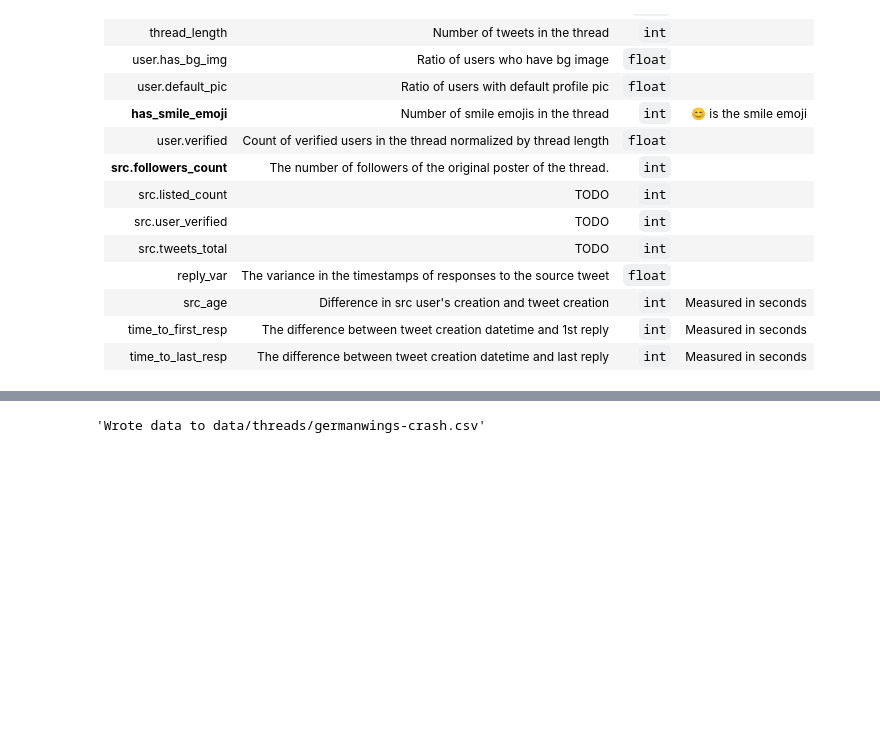
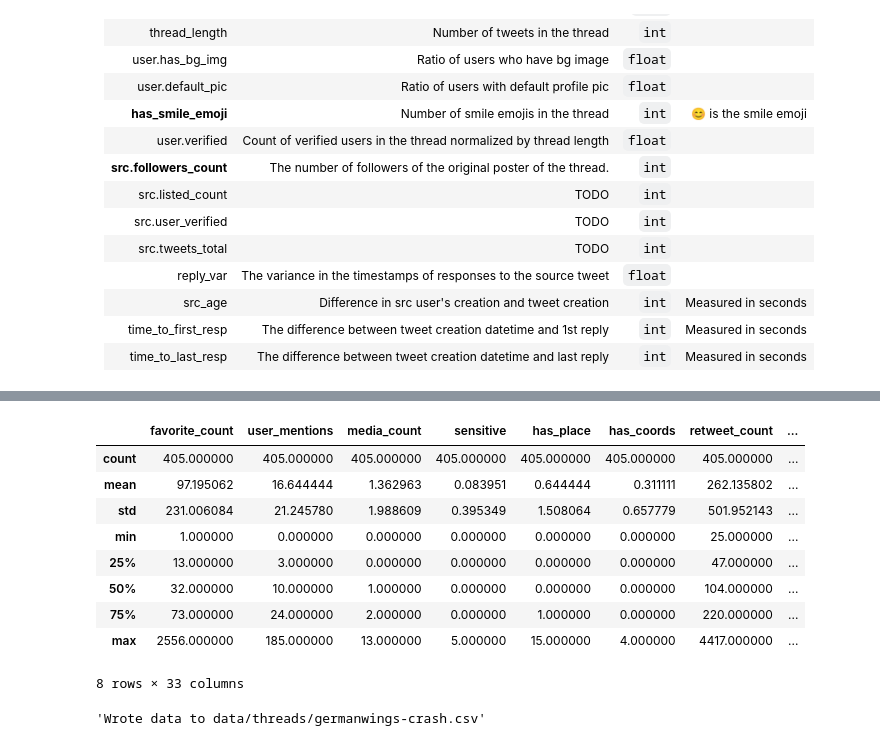
Before and after one commit to steve-kasica/pheme-rnr-knowledge-discovery, a Jupyter notebook: data_cleaning.ipynb, the cells around one changed output, grey strips where cells are left out. Saved outputs shown, nothing was run; the diff lists cells and outputs as text; code cells hidden in the pictures; blank space fills up the shorter version.

```diff
--- a/data_cleaning.ipynb
+++ b/data_cleaning.ipynb
@@ -237,3 +253,16 @@ gw_thrds.head()
+# %%
+gw_thrds.describe()
+# %% [output]
+|  | favorite_count | user_mentions | media_count | sensitive | has_place | has_coords | retweet_count | ... |
+| count | 405.000000 | 405.000000 | 405.000000 | 405.000000 | 405.000000 | 405.000000 | 405.000000 | ... |
+| mean | 97.195062 | 16.644444 | 1.362963 | 0.083951 | 0.644444 | 0.311111 | 262.135802 | ... |
+| std | 231.006084 | 21.245780 | 1.988609 | 0.395349 | 1.508064 | 0.657779 | 501.952143 | ... |
+| min | 1.000000 | 0.000000 | 0.000000 | 0.000000 | 0.000000 | 0.000000 | 25.000000 | ... |
+| 25% | 13.000000 | 3.000000 | 0.000000 | 0.000000 | 0.000000 | 0.000000 | 47.000000 | ... |
+| 50% | 32.000000 | 10.000000 | 1.000000 | 0.000000 | 0.000000 | 0.000000 | 104.000000 | ... |
+| 75% | 73.000000 | 24.000000 | 2.000000 | 0.000000 | 1.000000 | 0.000000 | 220.000000 | ... |
+| max | 2556.000000 | 185.000000 | 13.000000 | 5.000000 | 15.000000 | 4.000000 | 4417.000000 | ... |
+8 rows × 33 columns
 # %%
 fn = "data/threads/germanwings-crash.csv"
 gw_thrds.to_csv(fn)
```
Also changed, not shown: parts of 9 cells of this notebook, 5 other files.
